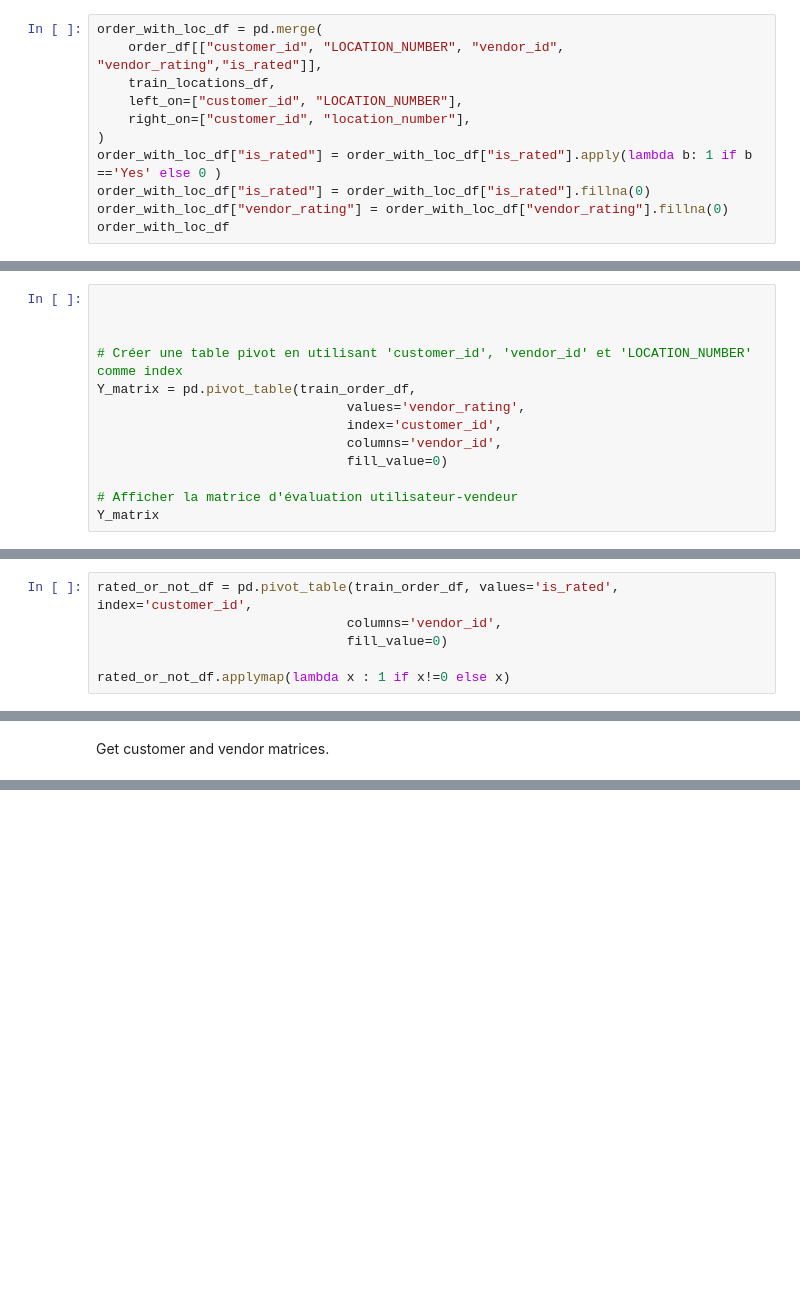
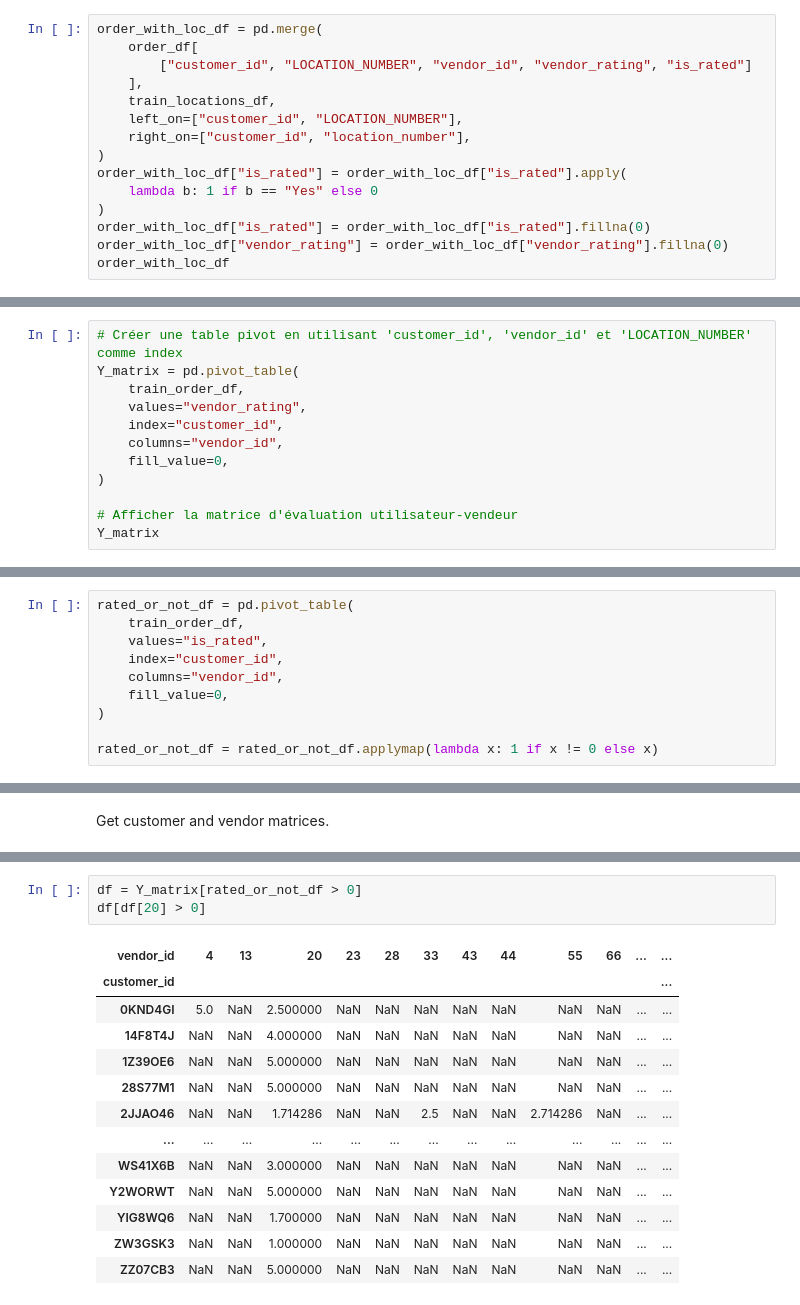
Before and after one commit to Bast-94/Restaurant-Recommander-System, a Jupyter notebook: notebook.ipynb, the cells around one changed output, grey strips where cells are left out. Cells and saved outputs as stored; diff of their text form; blank space fills up the shorter version.

```diff
--- a/notebook.ipynb
+++ b/notebook.ipynb
@@ -62,12 +78,16 @@ class RecommanderModel:
         print(f"{self.model_type} recommander model\nmodel name: '{self.model_name}'")
 # %%
 order_with_loc_df = pd.merge(
-    order_df[["customer_id", "LOCATION_NUMBER", "vendor_id", "vendor_rating","is_rated"]],
+    order_df[
+        ["customer_id", "LOCATION_NUMBER", "vendor_id", "vendor_rating", "is_rated"]
+    ],
     train_locations_df,
     left_on=["customer_id", "LOCATION_NUMBER"],
     right_on=["customer_id", "location_number"],
 )
-order_with_loc_df["is_rated"] = order_with_loc_df["is_rated"].apply(lambda b: 1 if b =='Yes' else 0 )
+order_with_loc_df["is_rated"] = order_with_loc_df["is_rated"].apply(
+    lambda b: 1 if b == "Yes" else 0
+)
 order_with_loc_df["is_rated"] = order_with_loc_df["is_rated"].fillna(0)
 order_with_loc_df["vendor_rating"] = order_with_loc_df["vendor_rating"].fillna(0)
 order_with_loc_df
@@ -112,15 +132,14 @@ train_order_df
 # %% [markdown]
 Get Y and R matrices
 # %%
-
-
-
 # Créer une table pivot en utilisant 'customer_id', 'vendor_id' et 'LOCATION_NUMBER' comme index
-Y_matrix = pd.pivot_table(train_order_df,
-                                values='vendor_rating',
-                                index='customer_id',
-                                columns='vendor_id',
-                                fill_value=0)
+Y_matrix = pd.pivot_table(
+    train_order_df,
+    values="vendor_rating",
+    index="customer_id",
+    columns="vendor_id",
+    fill_value=0,
+)
 
 # Afficher la matrice d'évaluation utilisateur-vendeur
 Y_matrix
@@ -140,8 +159,12 @@ Y_matrix
 | ZZYY4EX | 0.0 | 0.0 | 0.0 | 0.0 | 0.0 | 0.0 | 0.0 | 0.0 | 0.0 | 0.0 | ... | ... |
 23142 rows × 100 columns
 # %%
-rated_or_not_df = pd.pivot_table(train_order_df, values='is_rated', index='customer_id',
-                                columns='vendor_id',
-                                fill_value=0)
+rated_or_not_df = pd.pivot_table(
+    train_order_df,
+    values="is_rated",
+    index="customer_id",
+    columns="vendor_id",
+    fill_value=0,
+)
 
-rated_or_not_df.applymap(lambda x : 1 if x!=0 else x)
+rated_or_not_df = rated_or_not_df.applymap(lambda x: 1 if x != 0 else x)
@@ -199 +211,18 @@ class FunkSVD():
         self.vendor_mat = vendor_mat
+# %%
+df = Y_matrix[rated_or_not_df > 0]
+df[df[20] > 0]
+# %% [output]
+| vendor_id | 4 | 13 | 20 | 23 | 28 | 33 | 43 | 44 | 55 | 66 | ... | ... |
+| customer_id |  |  |  |  |  |  |  |  |  |  |  | ... |
+| 0KND4GI | 5.0 | NaN | 2.500000 | NaN | NaN | NaN | NaN | NaN | NaN | NaN | ... | ... |
+| 14F8T4J | NaN | NaN | 4.000000 | NaN | NaN | NaN | NaN | NaN | NaN | NaN | ... | ... |
+| 1Z39OE6 | NaN | NaN | 5.000000 | NaN | NaN | NaN | NaN | NaN | NaN | NaN | ... | ... |
+| 28S77M1 | NaN | NaN | 5.000000 | NaN | NaN | NaN | NaN | NaN | NaN | NaN | ... | ... |
+| 2JJAO46 | NaN | NaN | 1.714286 | NaN | NaN | 2.5 | NaN | NaN | 2.714286 | NaN | ... | ... |
+| ... | ... | ... | ... | ... | ... | ... | ... | ... | ... | ... | ... | ... |
+| WS41X6B | NaN | NaN | 3.000000 | NaN | NaN | NaN | NaN | NaN | NaN | NaN | ... | ... |
+| Y2WORWT | NaN | NaN | 5.000000 | NaN | NaN | NaN | NaN | NaN | NaN | NaN | ... | ... |
+| YIG8WQ6 | NaN | NaN | 1.700000 | NaN | NaN | NaN | NaN | NaN | NaN | NaN | ... | ... |
+| ZW3GSK3 | NaN | NaN | 1.000000 | NaN | NaN | NaN | NaN | NaN | NaN | NaN | ... | ... |
+| ZZ07CB3 | NaN | NaN | 5.000000 | NaN | NaN | NaN | NaN | NaN | NaN | NaN | ... | ... |
```
Also changed, not shown: parts of 8 cells of this notebook.
